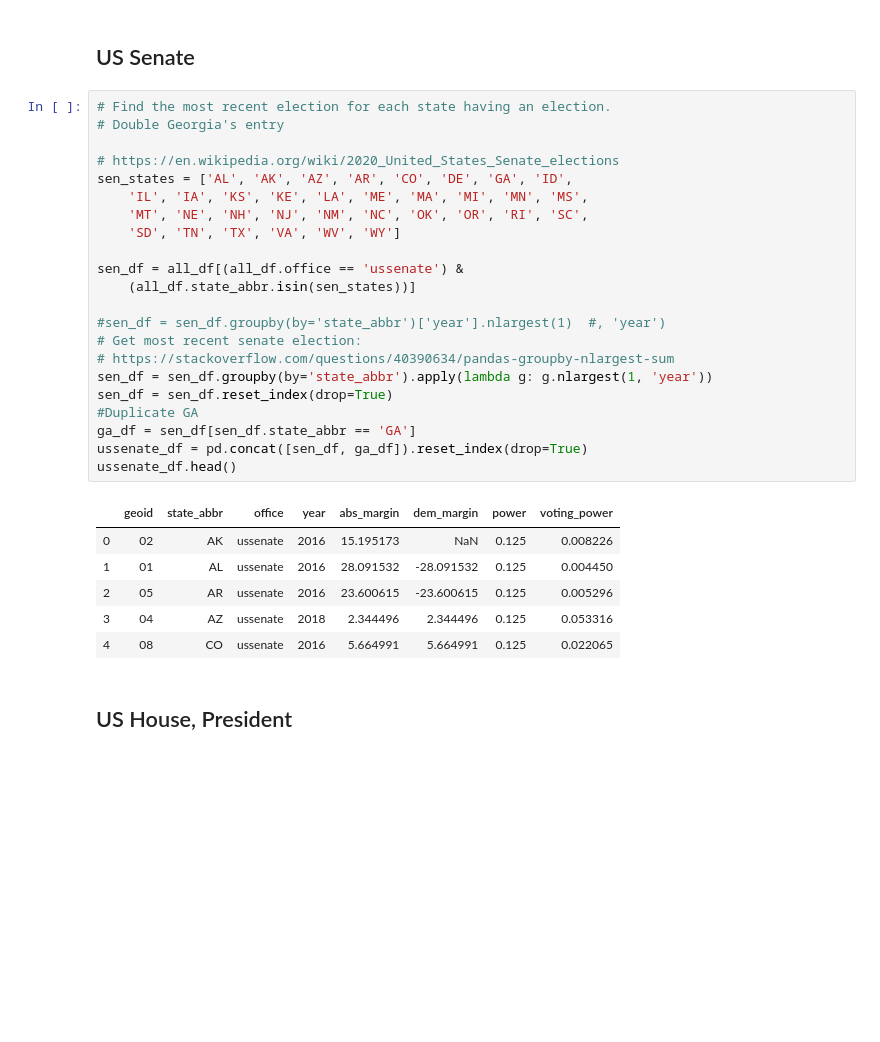
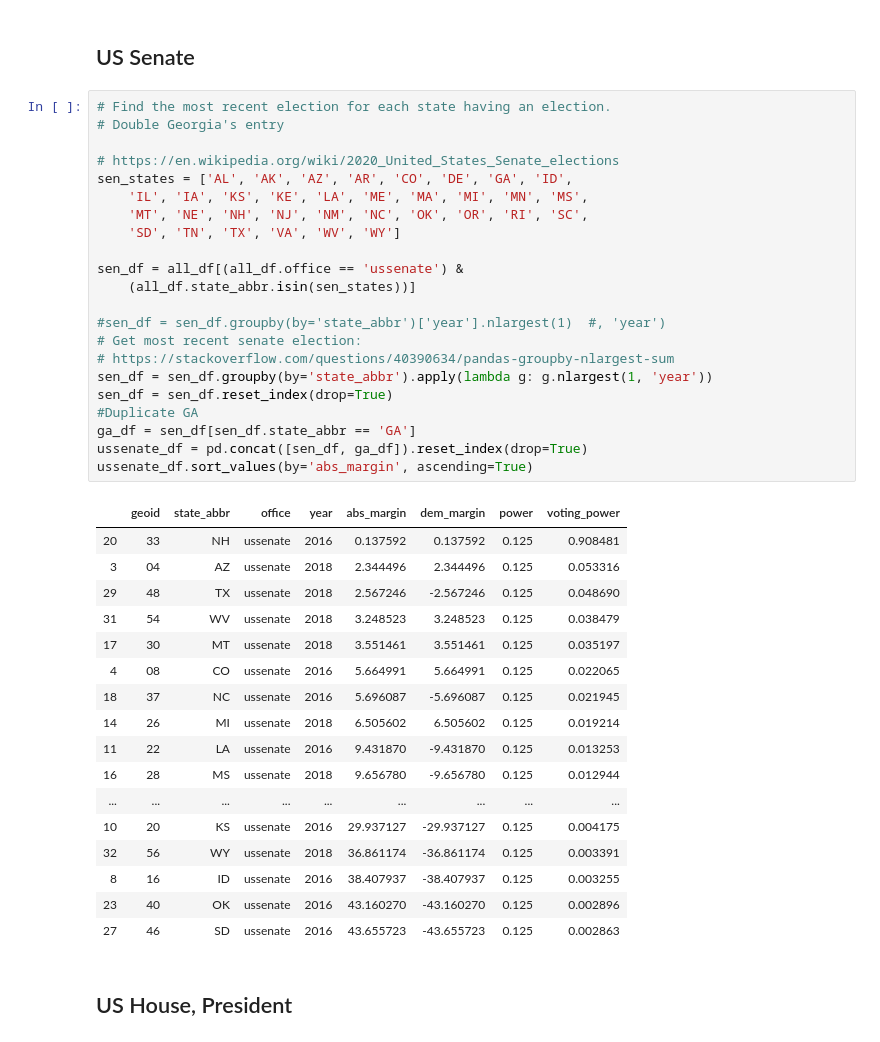
Before and after one commit to psthomas/voting-power-comprehensive, a Jupyter notebook: elections_2020.ipynb, the cells around one changed output. Cells and saved outputs as stored; diff of their text form; blank space fills up the shorter version.

```diff
--- a/elections_2020.ipynb
+++ b/elections_2020.ipynb
@@ -188,32 +188,43 @@ plt.show()
 # %%
 # Find the most recent election for each state having an election.
 # Double Georgia's entry
 
 # https://en.wikipedia.org/wiki/2020_United_States_Senate_elections
 sen_states = ['AL', 'AK', 'AZ', 'AR', 'CO', 'DE', 'GA', 'ID',
     'IL', 'IA', 'KS', 'KE', 'LA', 'ME', 'MA', 'MI', 'MN', 'MS',
     'MT', 'NE', 'NH', 'NJ', 'NM', 'NC', 'OK', 'OR', 'RI', 'SC',
     'SD', 'TN', 'TX', 'VA', 'WV', 'WY']
 
 sen_df = all_df[(all_df.office == 'ussenate') &
     (all_df.state_abbr.isin(sen_states))]
 
 #sen_df = sen_df.groupby(by='state_abbr')['year'].nlargest(1)  #, 'year')
 # Get most recent senate election:
 # https://stackoverflow.com/questions/40390634/pandas-groupby-nlargest-sum
 sen_df = sen_df.groupby(by='state_abbr').apply(lambda g: g.nlargest(1, 'year'))
 sen_df = sen_df.reset_index(drop=True)
 #Duplicate GA
 ga_df = sen_df[sen_df.state_abbr == 'GA']
 ussenate_df = pd.concat([sen_df, ga_df]).reset_index(drop=True)
-ussenate_df.head()
+ussenate_df.sort_values(by='abs_margin', ascending=True)
 # %% [output]
 |  | geoid | state_abbr | office | year | abs_margin | dem_margin | power | voting_power |
-| 0 | 02 | AK | ussenate | 2016 | 15.195173 | NaN | 0.125 | 0.008226 |
-| 1 | 01 | AL | ussenate | 2016 | 28.091532 | -28.091532 | 0.125 | 0.004450 |
-| 2 | 05 | AR | ussenate | 2016 | 23.600615 | -23.600615 | 0.125 | 0.005296 |
+| 20 | 33 | NH | ussenate | 2016 | 0.137592 | 0.137592 | 0.125 | 0.908481 |
 | 3 | 04 | AZ | ussenate | 2018 | 2.344496 | 2.344496 | 0.125 | 0.053316 |
+| 29 | 48 | TX | ussenate | 2018 | 2.567246 | -2.567246 | 0.125 | 0.048690 |
+| 31 | 54 | WV | ussenate | 2018 | 3.248523 | 3.248523 | 0.125 | 0.038479 |
+| 17 | 30 | MT | ussenate | 2018 | 3.551461 | 3.551461 | 0.125 | 0.035197 |
 | 4 | 08 | CO | ussenate | 2016 | 5.664991 | 5.664991 | 0.125 | 0.022065 |
+| 18 | 37 | NC | ussenate | 2016 | 5.696087 | -5.696087 | 0.125 | 0.021945 |
+| 14 | 26 | MI | ussenate | 2018 | 6.505602 | 6.505602 | 0.125 | 0.019214 |
+| 11 | 22 | LA | ussenate | 2016 | 9.431870 | -9.431870 | 0.125 | 0.013253 |
+| 16 | 28 | MS | ussenate | 2018 | 9.656780 | -9.656780 | 0.125 | 0.012944 |
+| ... | ... | ... | ... | ... | ... | ... | ... | ... |
+| 10 | 20 | KS | ussenate | 2016 | 29.937127 | -29.937127 | 0.125 | 0.004175 |
+| 32 | 56 | WY | ussenate | 2018 | 36.861174 | -36.861174 | 0.125 | 0.003391 |
+| 8 | 16 | ID | ussenate | 2016 | 38.407937 | -38.407937 | 0.125 | 0.003255 |
+| 23 | 40 | OK | ussenate | 2016 | 43.160270 | -43.160270 | 0.125 | 0.002896 |
+| 27 | 46 | SD | ussenate | 2016 | 43.655723 | -43.655723 | 0.125 | 0.002863 |
 # %% [markdown]
 ## US House, President
 # %%
```
Also changed, not shown: parts of 4 cells of this notebook, 1 other file.
